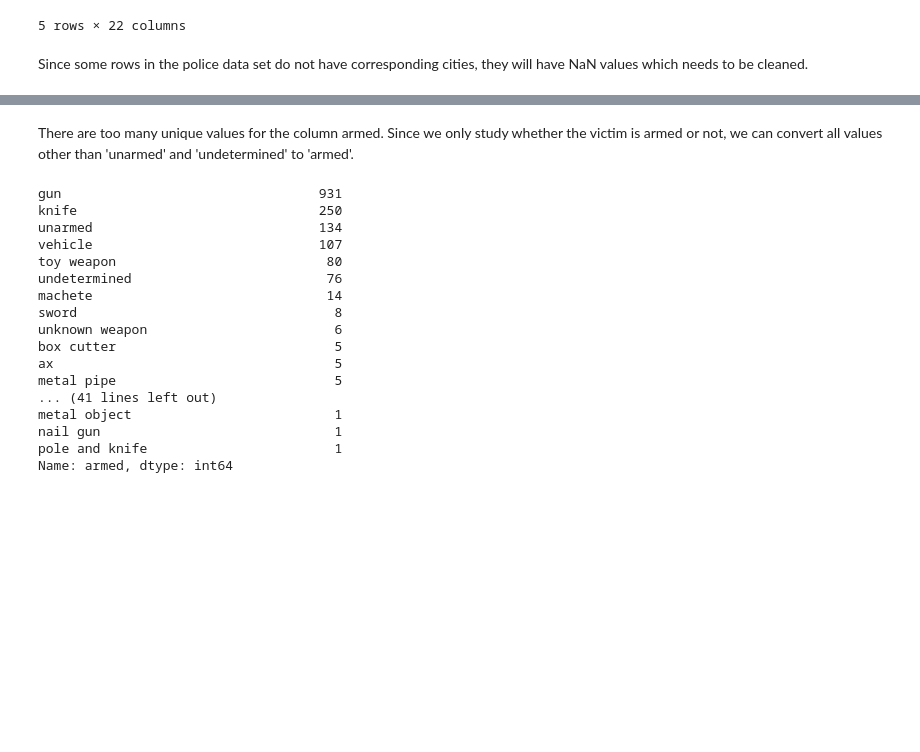
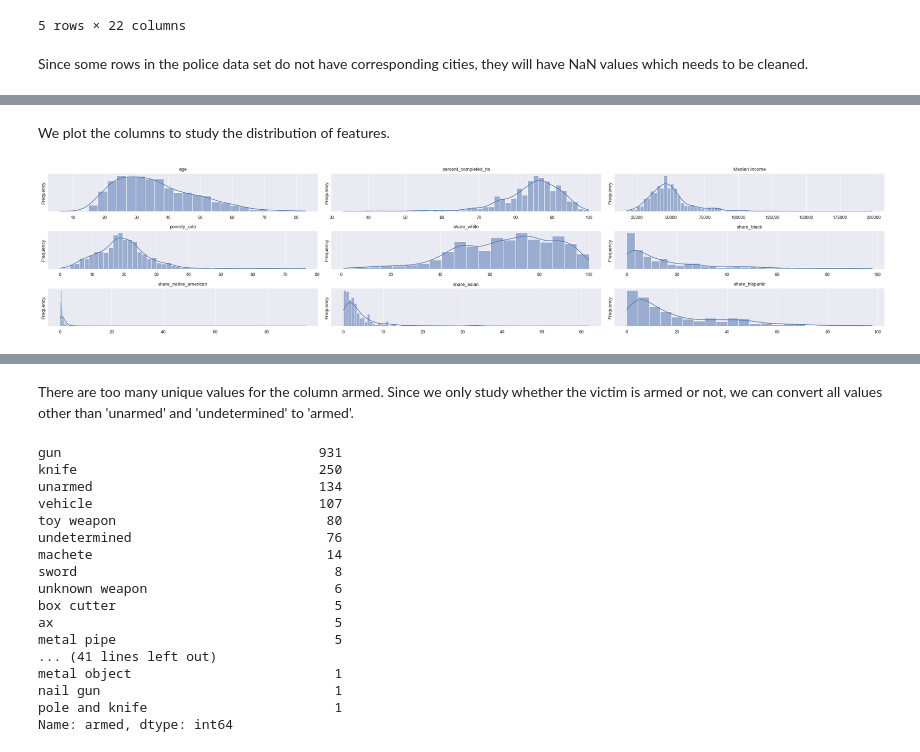
Before and after one commit to csauyong/police-brutality, a Jupyter notebook: analysis.ipynb, the cells around one changed output, grey strips where cells are left out. Saved outputs shown, nothing was run; the diff lists cells and outputs as text; code cells hidden in the pictures; blank space fills up the shorter version.

```diff
--- a/analysis.ipynb
+++ b/analysis.ipynb
@@ -168,0 +309,19 @@ test.to_csv('processed/test.csv', index=False)
+# %% [markdown]
+We plot the columns to study the distribution of features.
+# %%
+columns = ['age', 'percent_completed_hs', 'Median Income', 'poverty_rate', 'share_white', 'share_black', 'share_native_american', 'share_asian', 'share_hispanic']
+fig = plt.figure(dpi=100, figsize=(24, 16), tight_layout=True)
+sns.set_theme()
+sns.set_context("paper")
+for i, col in enumerate(columns):
+  ax = fig.add_subplot(10, 3, i + 1)
+  sns.histplot(train[col], kde=True)
+  ax.set_title(col)
+  ax.set_yticks([])
+  ax.set_ylabel("Frequency")
+  ax.set_xlabel(None)
+  ax.tick_params(left=False, bottom=False)
+  for ax, spine in ax.spines.items():
+    spine.set_visible(False)
+# %% [output]
+[figure, added]
```
Also changed, not shown: parts of 66 cells of this notebook, 12 other files.
